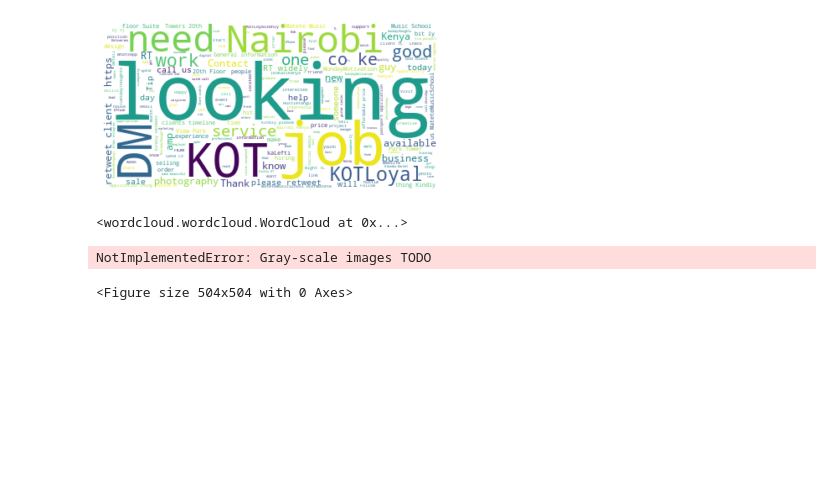
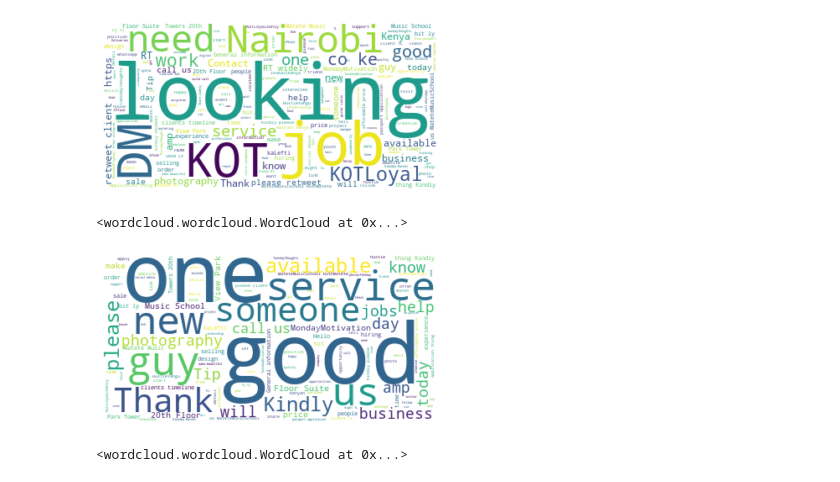
Before and after one commit to BrianMwangi21/scrappy, a Jupyter notebook: visuals.ipynb, the cells around one changed output. Drawn from its saved outputs; the diff is of its cells as text; code cells hidden in the pictures; blank space fills up the shorter version.

Commit message:
Removed common words

```diff
--- a/visuals.ipynb
+++ b/visuals.ipynb
@@ -89,23 +82,20 @@ def transform_format(val):
-# %%
-# Generate a word cloud image
-mask = np.array(Image.open("kenya.png"))
-transformed_flag_mask = np.ndarray((mask.shape[0],mask.shape[1]), np.int32)
-for i in range(len(mask)):
-    transformed_flag_mask[i] = list(map(transform_format, mask[i]))
-
-
-wordcloud_kenya = WordCloud(stopwords=stopwords, background_color="white", mode="RGBA", max_words=1000, mask=transformed_flag_mask).generate(all_tweets)
-
-# create coloring from image
-image_colors = ImageColorGenerator(transformed_flag_mask)
-plt.figure(figsize=[7,7])
-plt.imshow(wordcloud_kenya.recolor(color_func=image_colors), interpolation="bilinear")
-plt.axis("off")
-
-# store to file
-plt.savefig("wordcloud-kenya.png", format="png")
-
-plt.show()
-# %% [output]
-NotImplementedError: Gray-scale images TODO
-<Figure size 504x504 with 0 Axes>
+# %%
+# Update stopwords list to include more common words:
+stopwords = set(STOPWORDS)
+stopwords.update(["IkoKaziKe", "IkoKazi", "Nairobi", "KOT", "DM", "Retweet", "Like", "Need", "Work", "Looking", "Job", "KOTLoyal", "KOTLoyals", "Kenya", "https", "co", "ke", "com", "contact", "RT", "widely"])
+
+# Generate a word cloud image of all tweets - WITHOUT THE COMMON WORDS
+wordcloud_all_no_commons = WordCloud(stopwords=stopwords, background_color="white").generate(all_tweets)
+
+# Display the generated image:
+# the matplotlib way:
+plt.imshow(wordcloud_all_no_commons, interpolation='bilinear')
+plt.axis("off")
+plt.show()
+# %% [output]
+[figure, added]
+# %%
+# Save the images:
+wordcloud_all_no_commons.to_file("wordcloud-all-no-commons.png")
+# %% [output]
+<wordcloud.wordcloud.WordCloud at 0x...>
```
Also changed, not shown: parts of 1 cell of this notebook, 1 other file.
